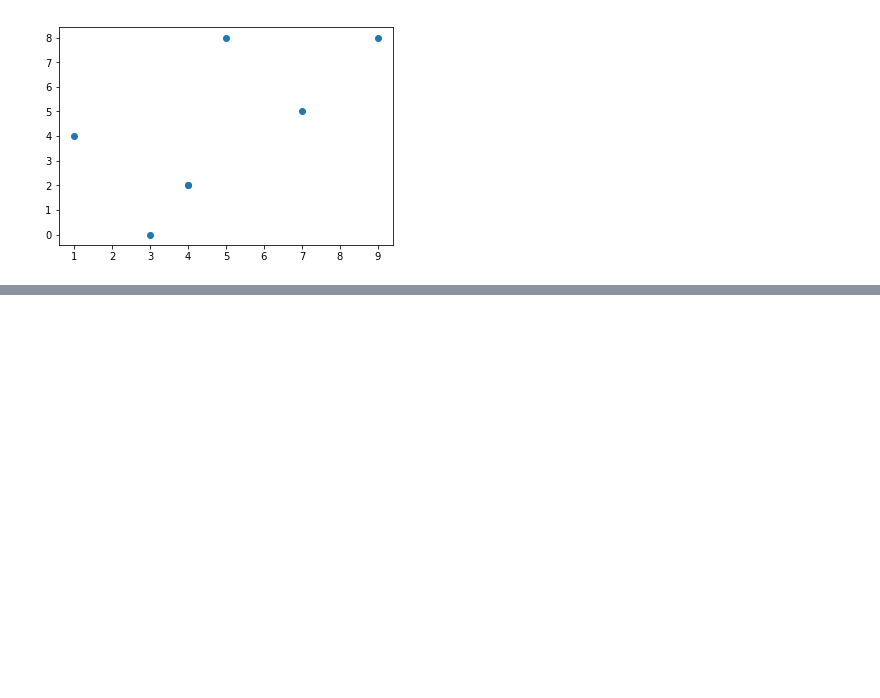
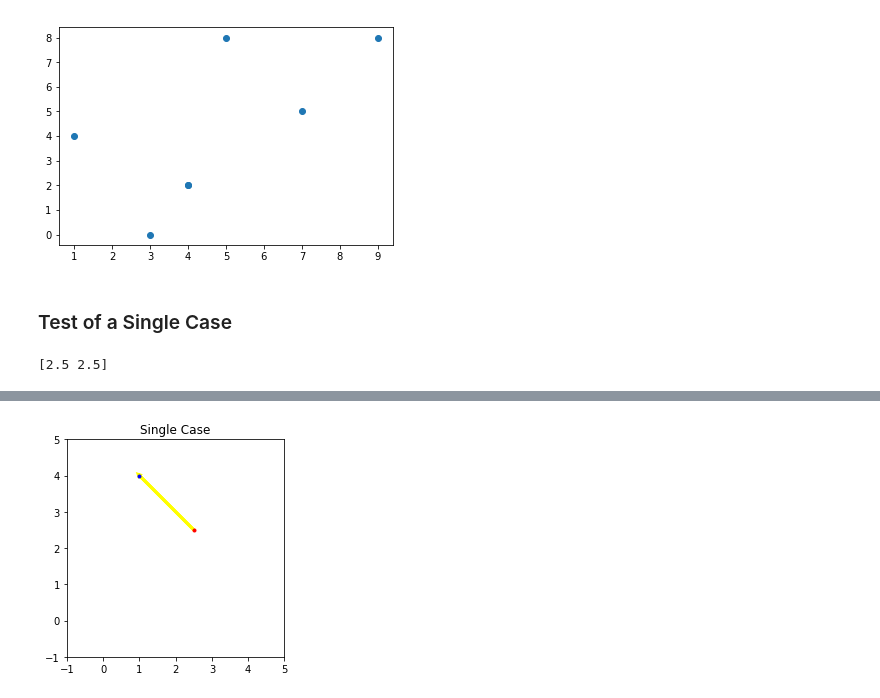
Before and after one commit to JimKing100/DS-Unit-1-Sprint-4-Linear-Algebra, a Jupyter notebook: module2-intermediate-linear-algebra/Intermediate_Linear_Algebra_Assignment.ipynb, the cells around one changed output, grey strips where cells are left out. Saved outputs shown, nothing was run; the diff lists cells and outputs as text; code cells hidden in the pictures; blank space fills up the shorter version.

```diff
--- a/module2-intermediate-linear-algebra/Intermediate_Linear_Algebra_Assignment.ipynb
+++ b/module2-intermediate-linear-algebra/Intermediate_Linear_Algebra_Assignment.ipynb
@@ -521,3 +524,39 @@ plt.scatter(df.x, df.y)
 plt.show()
 # %% [output]
 [figure]
+# %% [markdown]
+### Test of a Single Case
+# %%
+# Axis Bounds
+plt.xlim(-1,5)
+plt.ylim(-1,5)
+
+# Original Vector
+v = [1,1]
+w = [1,4]
+
+x = np.matmul(v, w)
+y = np.matmul(v, v)
+z = x/y * np.array(v)
+
+proj = z
+x_minus_proj = w - proj
+print(proj)
+
+# Set axes
+axes = plt.gca()
+plt.axes().set_aspect('equal')
+
+# Get Vals for L
+x_vals = np.array(axes.get_xlim())
+y_vals = x_vals
+
+plt.arrow(proj[0], proj[1], x_minus_proj[0], x_minus_proj[1], linewidth=3, head_width=.05, head_length=0.05, color = 'yellow')
+
+plt.plot([w[0]], [w[1]], marker='o', markersize=3, color="blue")
+plt.plot([proj[0]], [proj[1]], marker='o', markersize=3, color="red")
+
+plt.title("Single Case")
+plt.show()
+# %% [output]
+[2.5 2.5]
@@ -523,0 +565 @@ plt.show()
+[figure, added]
```
Also changed, not shown: parts of 4 cells of this notebook.
